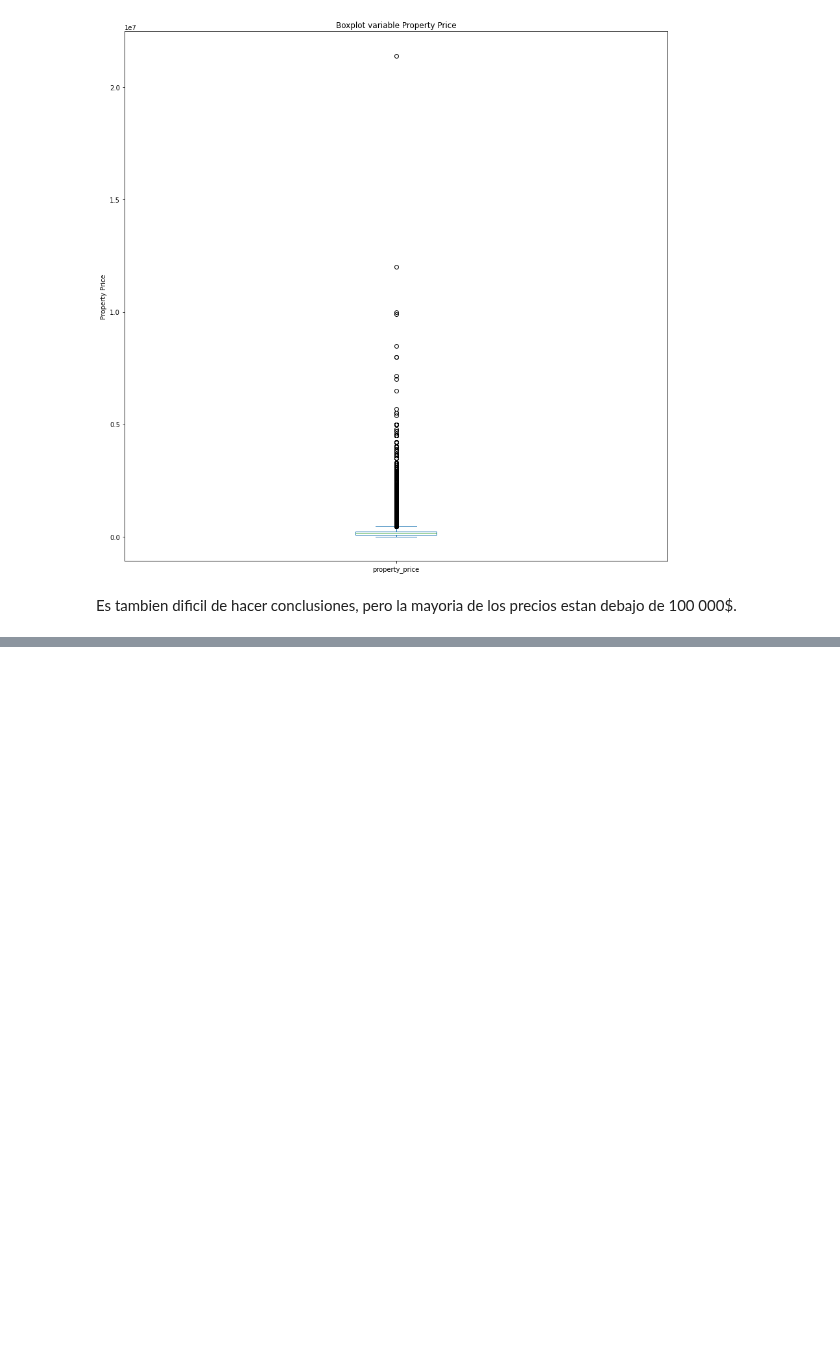
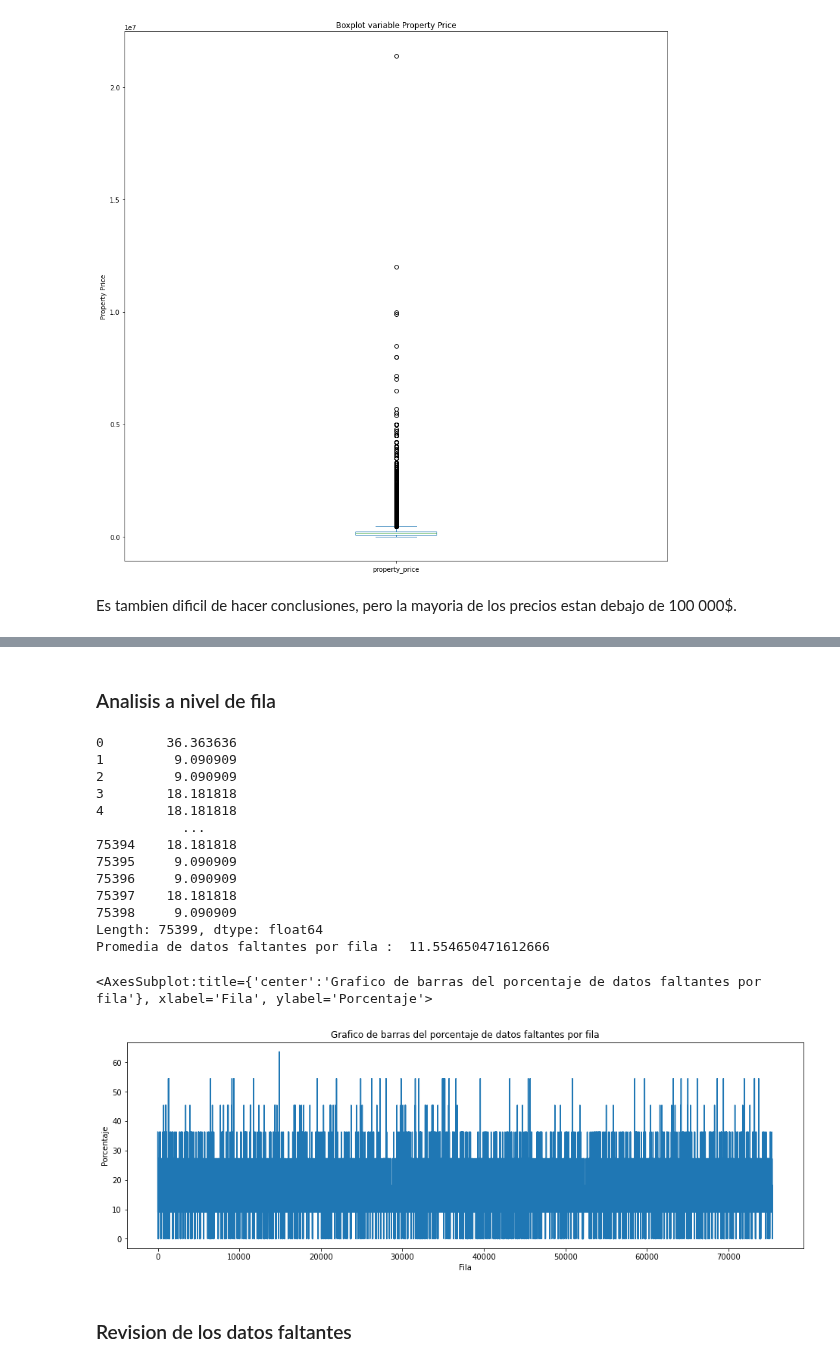
Before and after one commit to AlanRichmond/7506R-1C2024-GRUPO10, a Jupyter notebook: 7506R_TP1_GRUPO10_ENTREGA.ipynb, the cells around one changed output, grey strips where cells are left out. Cells and saved outputs as stored; diff of their text form; code cells hidden in the pictures; blank space fills up the shorter version.

```diff
--- a/7506R_TP1_GRUPO10_ENTREGA.ipynb
+++ b/7506R_TP1_GRUPO10_ENTREGA.ipynb
@@ -416,0 +439,26 @@ Es tambien dificil de hacer conclusiones, pero la mayoria de los precios estan d
+# %% [markdown]
+### Analisis a nivel de fila
+# %%
+faltante_fila = conjunto_entrenamiento_reducido.reset_index().isnull().mean(axis=1)*100
+print(faltante_fila)
+print("Promedia de datos faltantes por fila : ", faltante_fila.mean())
+faltante_fila.plot(figsize=(16,5), title="Grafico de barras del porcentaje de datos faltantes por fila",
+                          xlabel="Fila", ylabel="Porcentaje")
+# %% [output]
+0        36.363636
+1         9.090909
+2         9.090909
+3        18.181818
+4        18.181818
+           ...
+75394    18.181818
+75395     9.090909
+75396     9.090909
+75397    18.181818
+75398     9.090909
+Length: 75399, dtype: float64
+Promedia de datos faltantes por fila :  11.554650471612666
+<AxesSubplot:title={'center':'Grafico de barras del porcentaje de datos faltantes por fila'}, xlabel='Fila', ylabel='Porcentaje'>
+[figure, added]
+# %% [markdown]
+### Revision de los datos faltantes
```
Also changed, not shown: parts of 5 cells of this notebook, 1 other file.
